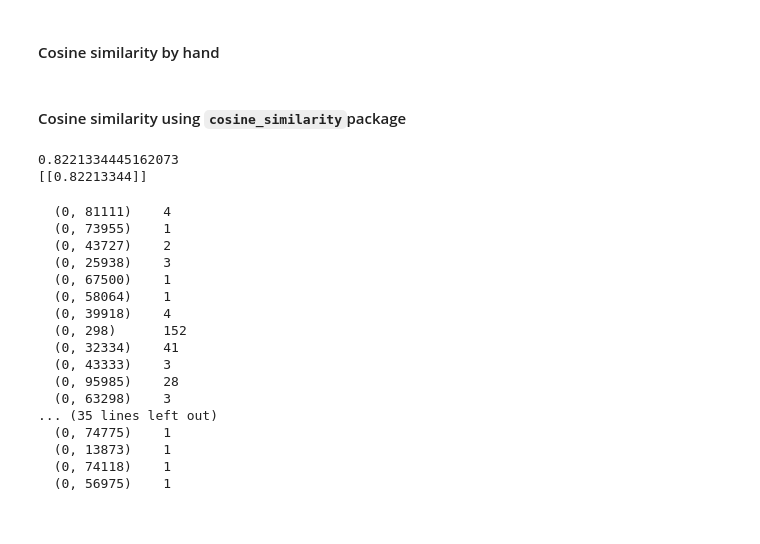
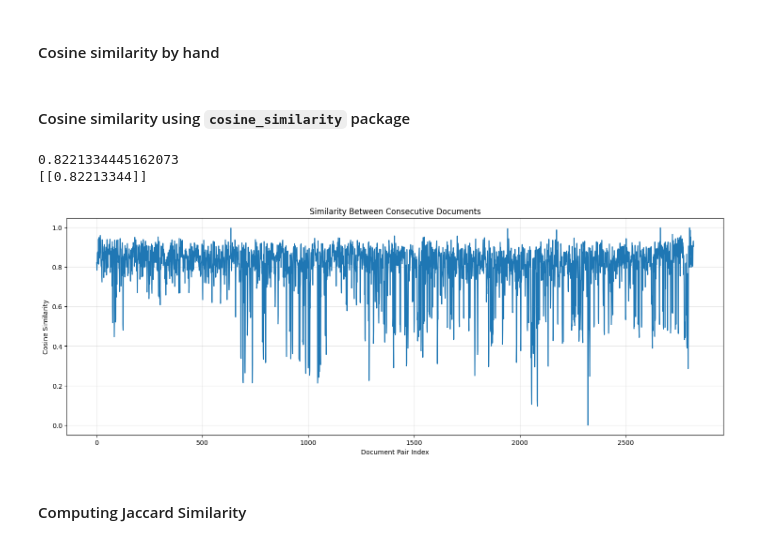
Before and after one commit to emschutt/Applied-Data-Science-Classes, a Jupyter notebook: Web Scrapping/class04.ipynb, the cells around one changed output. Drawn from its saved outputs; the diff is of its cells as text; code cells hidden in the pictures.

Commit message:
Jaccard Similarity

```diff
--- a/Web Scrapping/class04.ipynb
+++ b/Web Scrapping/class04.ipynb
@@ -55,7 +56,7 @@ numerator = np.sum(arr1 * arr2)
 denominator = np.sqrt(np.sum(arr1 ** 2)) * np.sqrt(np.sum(arr2 ** 2))
 print(numerator / denominator)
 # %% [markdown]
-#### Cosine similarity using `cosine_similarity`package
+#### Cosine similarity using `cosine_similarity` package
 # %%
 from sklearn.metrics.pairwise import cosine_similarity
 
@@ -64,21 +65,21 @@ print(cosine_similarity(X[0].toarray(), X[1].toarray()))
 0.8221334445162073
 [[0.82213344]]
 # %%
+similarity = []
+
+for i in range(X.shape[0]-1):
+    arr1 = X[i].toarray()
+    arr2 = X[i+1].toarray()
+    similarity.append(cosine_similarity(arr1, arr2)[0][0])
+
+plt.figure(figsize=(18, 6))
+plt.plot(similarity)
+plt.xlabel('Document Pair Index')
+plt.ylabel('Cosine Similarity')
+plt.title('Similarity Between Consecutive Documents')
+plt.grid(True, alpha=0.3)
+plt.show()
 # %% [output]
-  (0, 81111)    4
-  (0, 73955)    1
-  (0, 43727)    2
-  (0, 25938)    3
-  (0, 67500)    1
-  (0, 58064)    1
-  (0, 39918)    4
-  (0, 298)      152
-  (0, 32334)    41
-  (0, 43333)    3
-  (0, 95985)    28
-  (0, 63298)    3
-... (35 lines left out)
-  (0, 74775)    1
-  (0, 13873)    1
-  (0, 74118)    1
-  (0, 56975)    1
+[figure, added]
+# %% [markdown]
+#### Computing Jaccard Similarity
```
Also changed, not shown: parts of 4 cells of this notebook.
